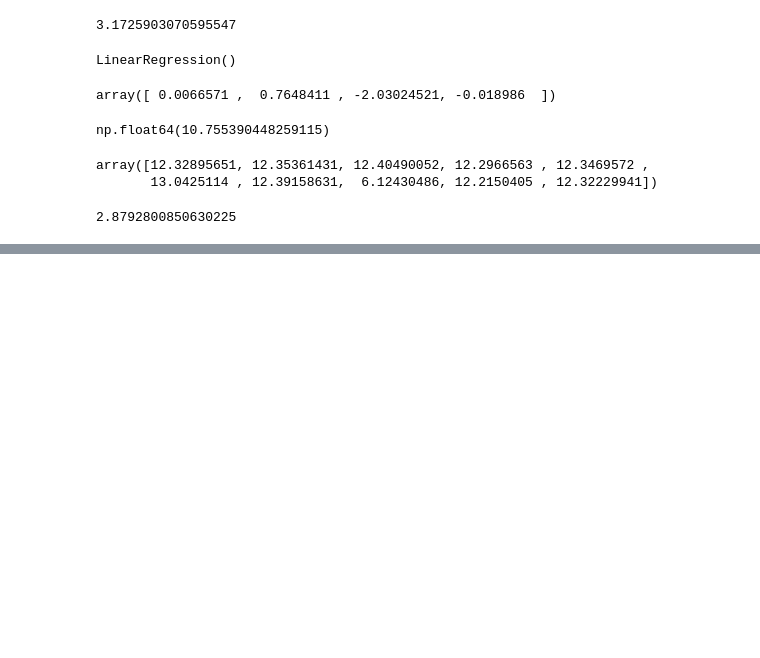
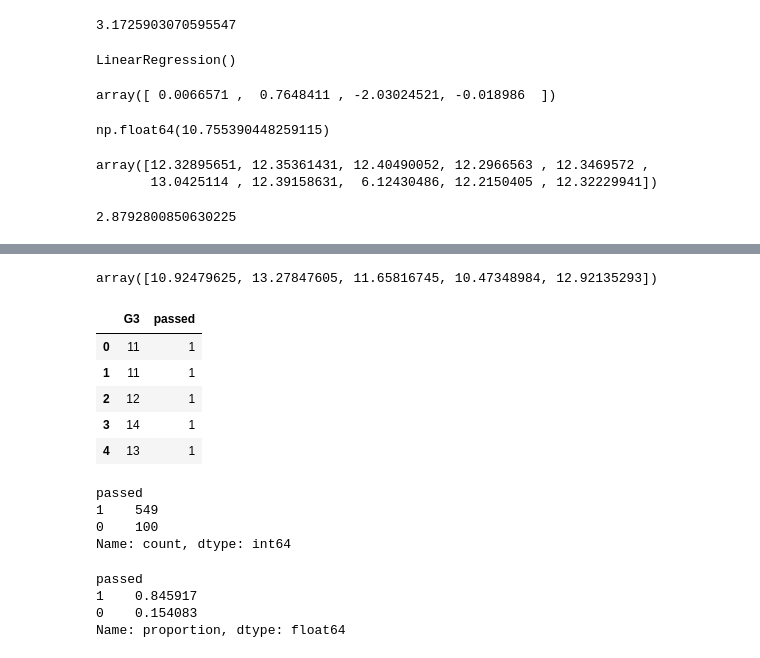
Before and after one commit to Jawn-ny/student-performance-ml, a Jupyter notebook: notebooks/01_eda.ipynb, the cells around one changed output, grey strips where cells are left out. Drawn from its saved outputs; the diff is of its cells as text; code cells hidden in the pictures; blank space fills up the shorter version.

```diff
--- a/notebooks/01_eda.ipynb
+++ b/notebooks/01_eda.ipynb
@@ -302,0 +460,29 @@ linear_rmse
+# %%
+y_pred_pipeline[:5]
+# %% [output]
+array([10.92479625, 13.27847605, 11.65816745, 10.47348984, 12.92135293])
+# %%
+df["passed"] = (df["G3"] >= 10).astype(int)
+# %%
+df[["G3", "passed"]].head()
+# %% [output]
+|  | G3 | passed |
+| 0 | 11 | 1 |
+| 1 | 11 | 1 |
+| 2 | 12 | 1 |
+| 3 | 14 | 1 |
+| 4 | 13 | 1 |
+# %%
+df["passed"].value_counts()
+# %% [output]
+passed
+1    549
+0    100
+Name: count, dtype: int64
+# %%
+df["passed"].value_counts(normalize=True)
+# %% [output]
+passed
+1    0.845917
+0    0.154083
+Name: proportion, dtype: float64
```
Also changed, not shown: parts of 33 cells of this notebook, 1 other file.
